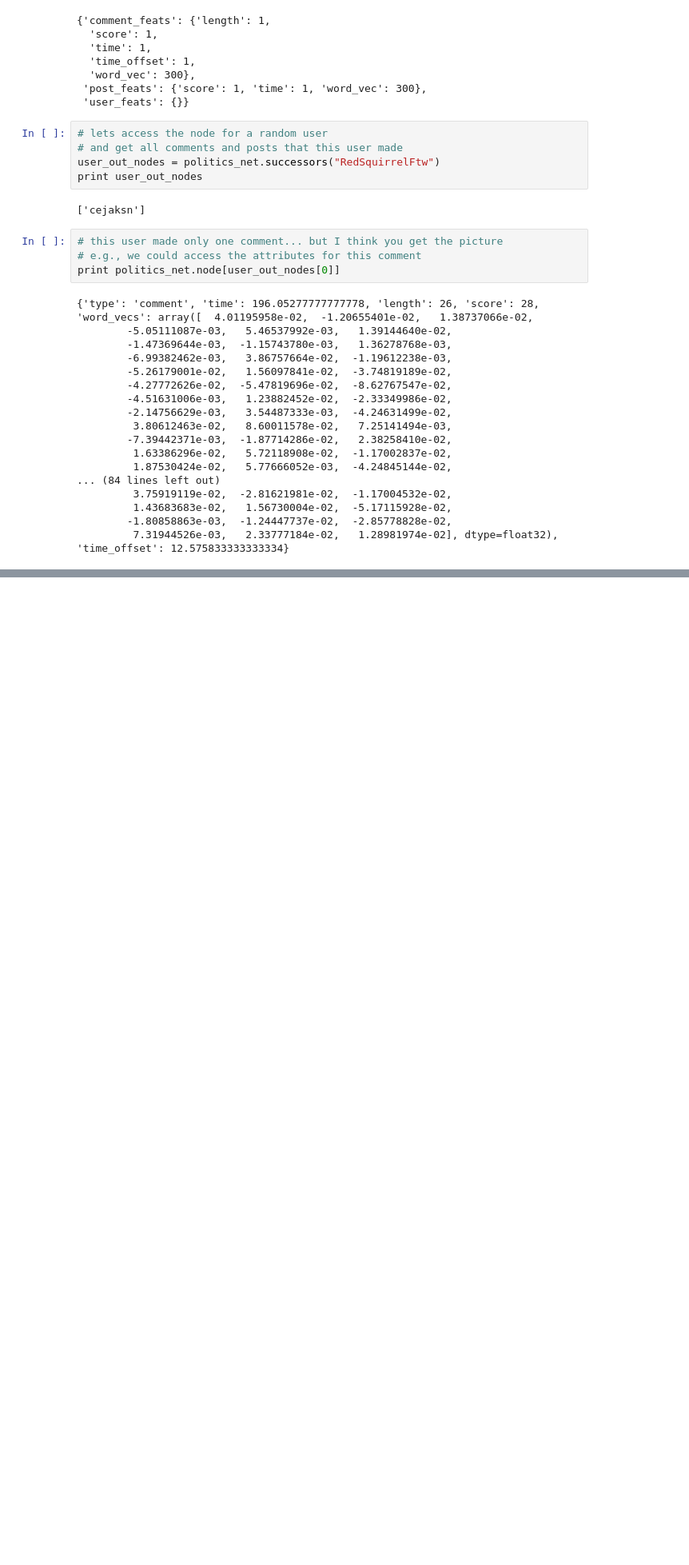
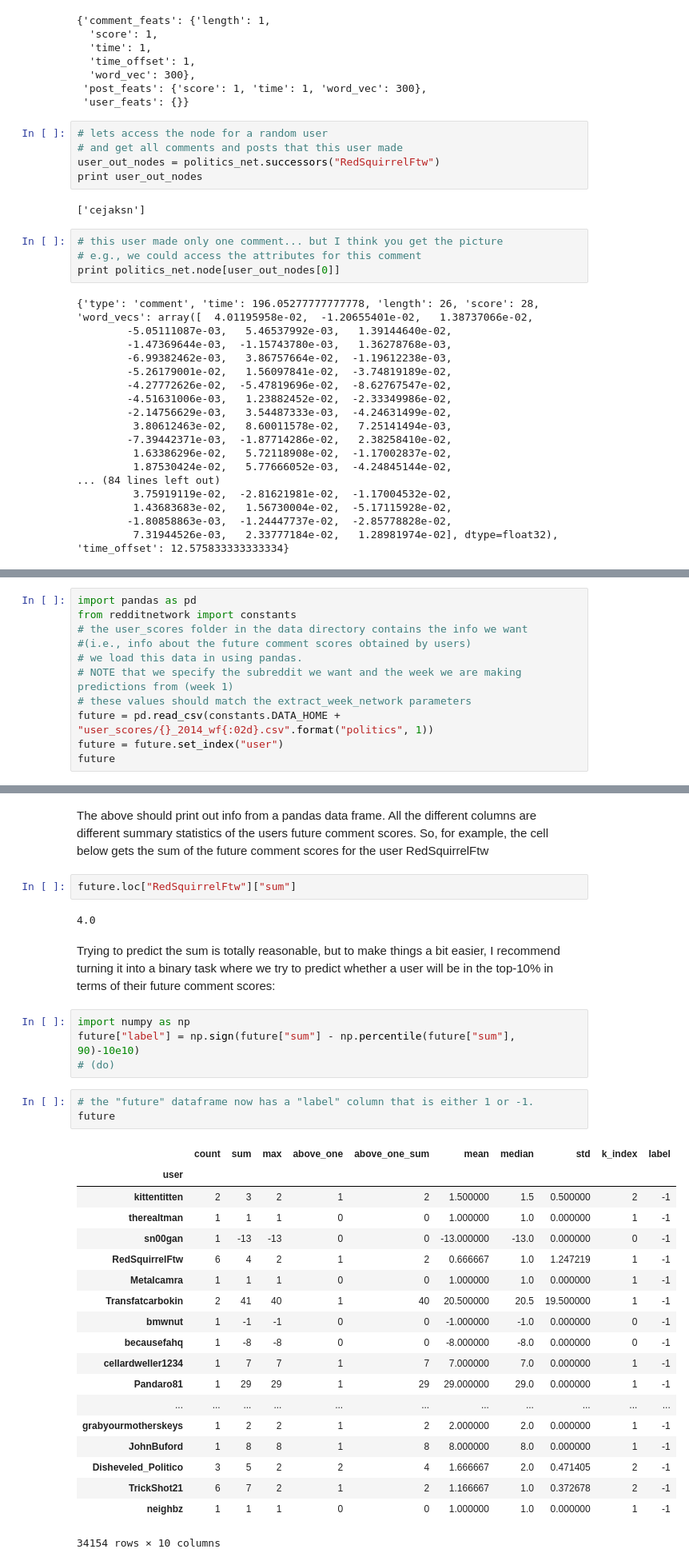
Before and after one commit to williamleif/redditnetwork, a Jupyter notebook: network_example.ipynb, the cells around one changed output, grey strips where cells are left out. Shown: that part at 80% size. Saved outputs shown, nothing was run; the diff lists cells and outputs as text; blank space fills up the shorter version.

Commit message:
Added some info about labels to the notebook

```diff
--- a/network_example.ipynb
+++ b/network_example.ipynb
@@ -103,0 +113,11 @@ There is still lots of graph management stuff that is left unspecificed (e.g., w
+# %%
+import pandas as pd
+from redditnetwork import constants
+# the user_scores folder in the data directory contains the info we want
+#(i.e., info about the future comment scores obtained by users)
+# we load this data in using pandas.
+# NOTE that we specify the subreddit we want and the week we are making predictions from (week 1)
+# these values should match the extract_week_network parameters
+future = pd.read_csv(constants.DATA_HOME + "user_scores/{}_2014_wf{:02d}.csv".format("politics", 1))
+future = future.set_index("user")
+future
@@ -103,0 +144,35 @@ There is still lots of graph management stuff that is left unspecificed (e.g., w
+# %% [markdown]
+The above should print out info from a pandas data frame. All the different columns are different summary statistics of the users future comment scores. So, for example, the cell below gets the sum of the future comment scores for the user RedSquirrelFtw
+# %%
+future.loc["RedSquirrelFtw"]["sum"]
+# %% [output]
+4.0
+# %% [markdown]
+Trying to predict the sum is totally reasonable, but to make things a bit easier, I recommend turning it into a binary task where we try to predict whether a user will be in the top-10% in terms of their future comment scores:
+# %%
+import numpy as np
+future["label"] = np.sign(future["sum"] - np.percentile(future["sum"], 90)-10e10)
+# (do)
+# %%
+# the "future" dataframe now has a "label" column that is either 1 or -1.
+future
+# %% [output]
+|  | count | sum | max | above_one | above_one_sum | mean | median | std | k_index | label |
+| user |  |  |  |  |  |  |  |  |  |  |
+| kittentitten | 2 | 3 | 2 | 1 | 2 | 1.500000 | 1.5 | 0.500000 | 2 | -1 |
+| therealtman | 1 | 1 | 1 | 0 | 0 | 1.000000 | 1.0 | 0.000000 | 1 | -1 |
+| sn00gan | 1 | -13 | -13 | 0 | 0 | -13.000000 | -13.0 | 0.000000 | 0 | -1 |
+| RedSquirrelFtw | 6 | 4 | 2 | 1 | 2 | 0.666667 | 1.0 | 1.247219 | 1 | -1 |
+| Metalcamra | 1 | 1 | 1 | 0 | 0 | 1.000000 | 1.0 | 0.000000 | 1 | -1 |
+| Transfatcarbokin | 2 | 41 | 40 | 1 | 40 | 20.500000 | 20.5 | 19.500000 | 1 | -1 |
+| bmwnut | 1 | -1 | -1 | 0 | 0 | -1.000000 | -1.0 | 0.000000 | 0 | -1 |
+| becausefahq | 1 | -8 | -8 | 0 | 0 | -8.000000 | -8.0 | 0.000000 | 0 | -1 |
+| cellardweller1234 | 1 | 7 | 7 | 1 | 7 | 7.000000 | 7.0 | 0.000000 | 1 | -1 |
+| Pandaro81 | 1 | 29 | 29 | 1 | 29 | 29.000000 | 29.0 | 0.000000 | 1 | -1 |
+| ... | ... | ... | ... | ... | ... | ... | ... | ... | ... | ... |
+| grabyourmotherskeys | 1 | 2 | 2 | 1 | 2 | 2.000000 | 2.0 | 0.000000 | 1 | -1 |
+| JohnBuford | 1 | 8 | 8 | 1 | 8 | 8.000000 | 8.0 | 0.000000 | 1 | -1 |
+| Disheveled_Politico | 3 | 5 | 2 | 2 | 4 | 1.666667 | 2.0 | 0.471405 | 2 | -1 |
+| TrickShot21 | 6 | 7 | 2 | 1 | 2 | 1.166667 | 1.0 | 0.372678 | 2 | -1 |
+| neighbz | 1 | 1 | 1 | 0 | 0 | 1.000000 | 1.0 | 0.000000 | 1 | -1 |
+34154 rows × 10 columns
```
Also changed, not shown: parts of 4 cells of this notebook.
